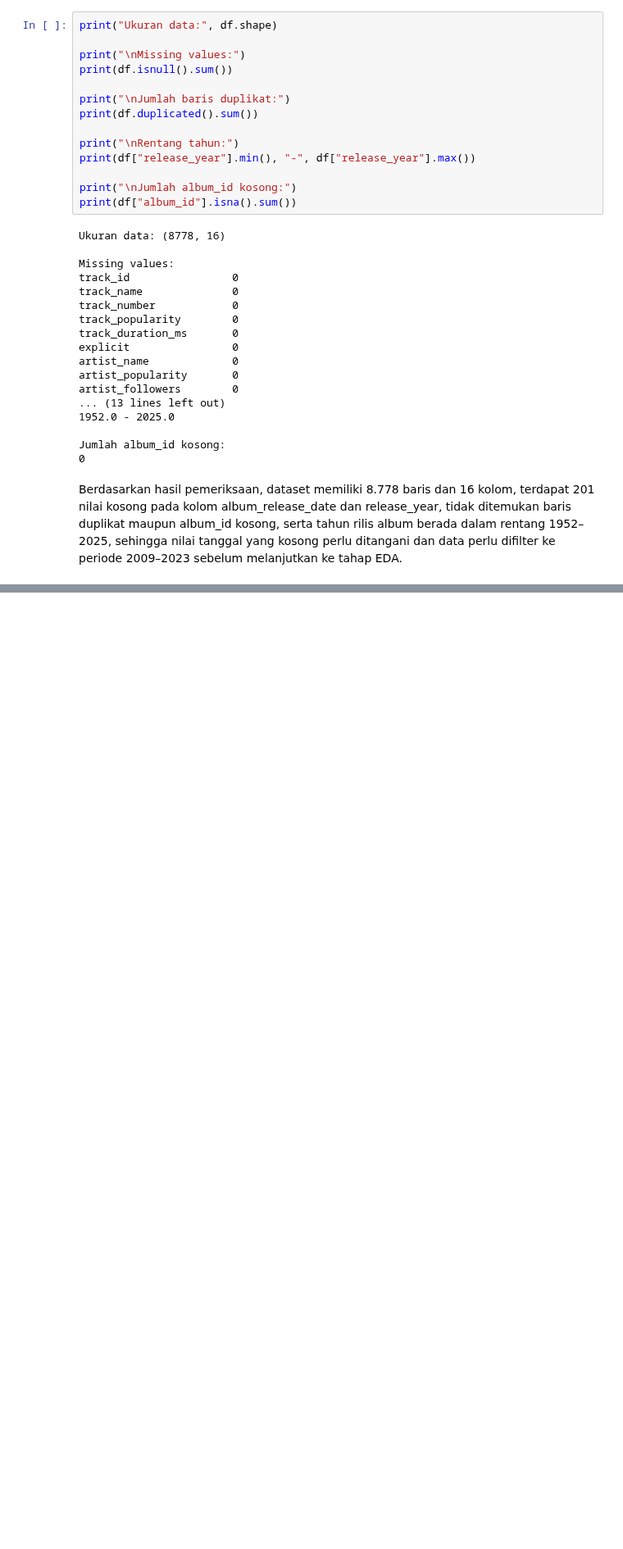
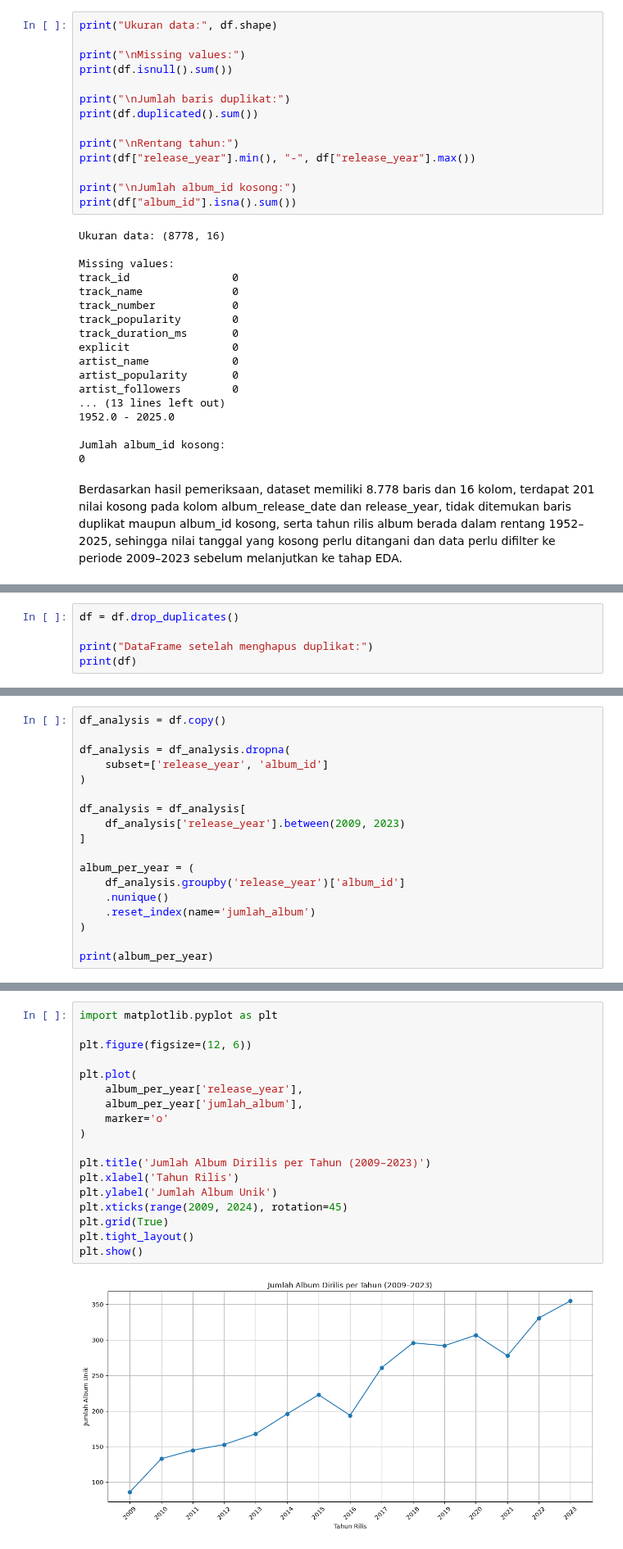
Before and after one commit to ZaharaNauli/spotify-machine-learning, a Jupyter notebook: archive/MachineLearning.ipynb, the cells around one changed output, grey strips where cells are left out. Shown at 82% size. Drawn from its saved outputs; the diff is of its cells as text; blank space fills up the shorter version.

```diff
--- a/archive/MachineLearning.ipynb
+++ b/archive/MachineLearning.ipynb
@@ -474,0 +611,5 @@ Berdasarkan hasil pemeriksaan, dataset memiliki 8.778 baris dan 16 kolom, terdap
+# %%
+df = df.drop_duplicates()
+
+print("DataFrame setelah menghapus duplikat:")
+print(df)
@@ -474,0 +687,18 @@ Berdasarkan hasil pemeriksaan, dataset memiliki 8.778 baris dan 16 kolom, terdap
+# %%
+df_analysis = df.copy()
+
+df_analysis = df_analysis.dropna(
+    subset=['release_year', 'album_id']
+)
+
+df_analysis = df_analysis[
+    df_analysis['release_year'].between(2009, 2023)
+]
+
+album_per_year = (
+    df_analysis.groupby('release_year')['album_id']
+    .nunique()
+    .reset_index(name='jumlah_album')
+)
+
+print(album_per_year)
@@ -474,0 +724,20 @@ Berdasarkan hasil pemeriksaan, dataset memiliki 8.778 baris dan 16 kolom, terdap
+# %%
+import matplotlib.pyplot as plt
+
+plt.figure(figsize=(12, 6))
+
+plt.plot(
+    album_per_year['release_year'],
+    album_per_year['jumlah_album'],
+    marker='o'
+)
+
+plt.title('Jumlah Album Dirilis per Tahun (2009–2023)')
+plt.xlabel('Tahun Rilis')
+plt.ylabel('Jumlah Album Unik')
+plt.xticks(range(2009, 2024), rotation=45)
+plt.grid(True)
+plt.tight_layout()
+plt.show()
+# %% [output]
+[figure, added]
```
Also changed, not shown: parts of 72 cells of this notebook.
